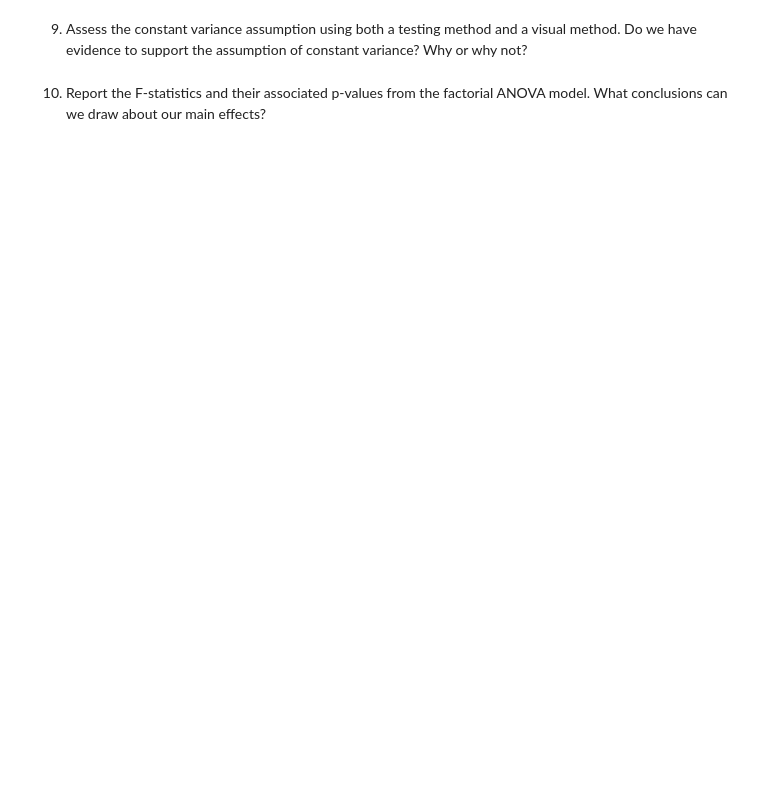
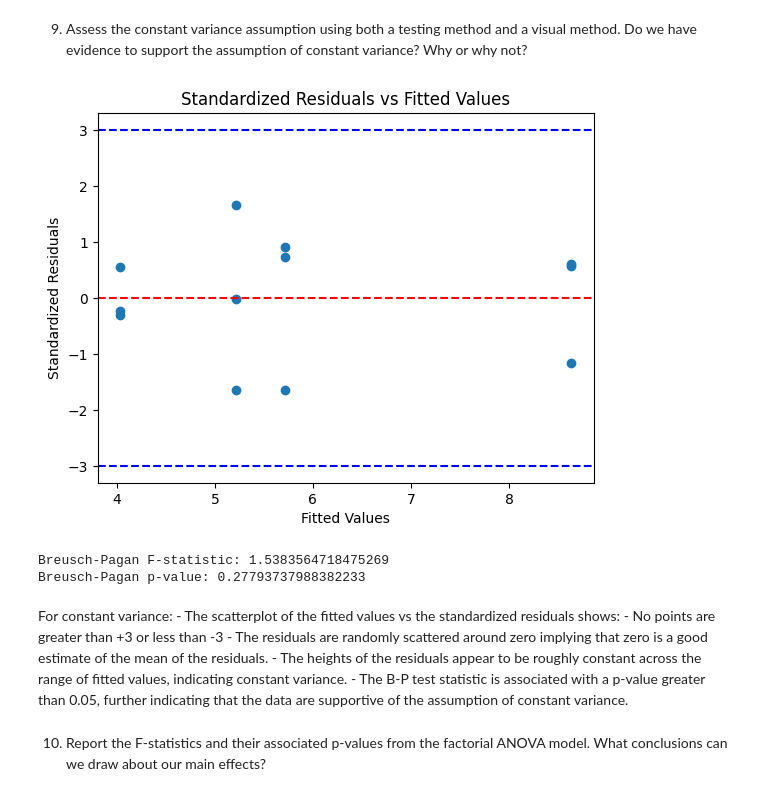
Before and after one commit to elo-meriem/STAT-7220-Applied-Experimental-Design, a Jupyter notebook: Assignments/HW3/STAT-7220-HW3.ipynb, the cells around one changed output. Saved outputs shown, nothing was run; the diff lists cells and outputs as text; code cells hidden in the pictures; blank space fills up the shorter version.

```diff
--- a/Assignments/HW3/STAT-7220-HW3.ipynb
+++ b/Assignments/HW3/STAT-7220-HW3.ipynb
@@ -534,6 +673,38 @@ $2^{3-1}$ factional factorial design uses only a fraction of the full design , i
 9.  Assess the constant variance assumption using both a testing method and a visual method. Do we have evidence to support the assumption of constant variance? Why or why not?
 # %%
 ## Question 9 Code ##
+
+# Scatterplot of standardized residuals vs fitted values
+standard_res = model.get_influence().resid_studentized_internal
+fitted_vals = model.fittedvalues
+
+plt.scatter(fitted_vals, standard_res)
+plt.axhline(y=0, color='r', linestyle='--')
+plt.axhline(y=3, color='b', linestyle='--')
+plt.axhline(y=-3, color='b', linestyle='--')
+plt.xlabel('Fitted Values')
+plt.ylabel('Standardized Residuals')
+plt.title('Standardized Residuals vs Fitted Values')
+plt.show()
+
+# Breusch-Pagan test for homoscedasticity
+bp_test = het_breuschpagan(res, model.model.exog)
+f_statistic = bp_test[2]
+f_p_value = bp_test[3]
+
+print(f"Breusch-Pagan F-statistic: {f_statistic}")
+print(f"Breusch-Pagan p-value: {f_p_value}")
+# %% [output]
+[figure, added]
+Breusch-Pagan F-statistic: 1.5383564718475269
+Breusch-Pagan p-value: 0.27793737988382233
+# %% [markdown]
+ For constant variance:
+    - The scatterplot of the fitted values vs the standardized residuals shows:
+        - No points are greater than +3 or less than -3
+        - The residuals are randomly scattered around zero implying that zero is a good estimate of the mean of the residuals.
+        - The heights of the residuals appear to be roughly constant across the range of fitted values, indicating constant variance.
+    - The B-P test statistic is associated with a p-value greater than 0.05, further indicating that the data are supportive of the assumption of constant variance.
 # %% [markdown]
 10. Report the F-statistics and their associated p-values from the factorial ANOVA model. What conclusions can we draw about our main effects?
 # %%
```
Also changed, not shown: parts of 11 cells of this notebook.
